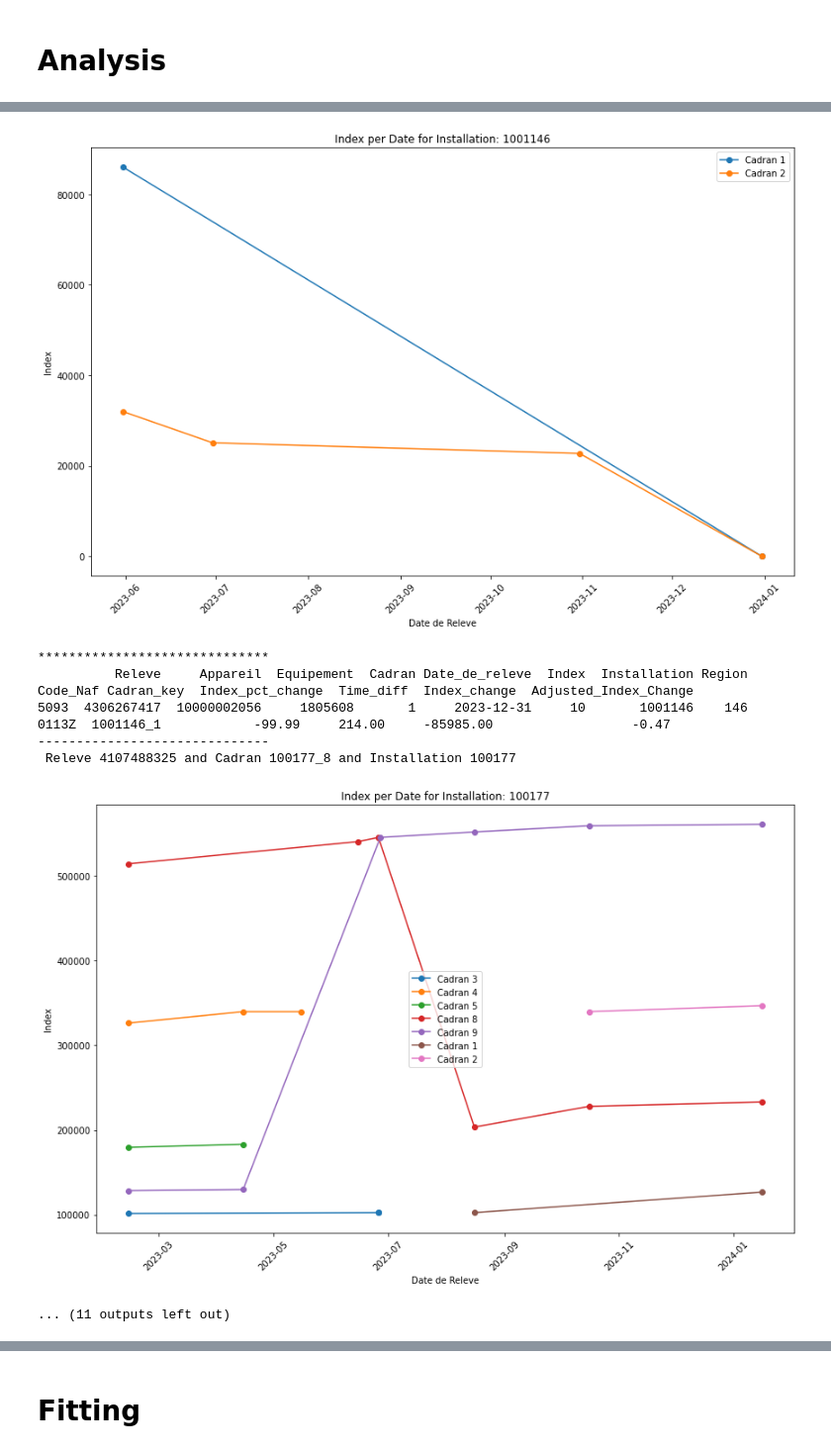
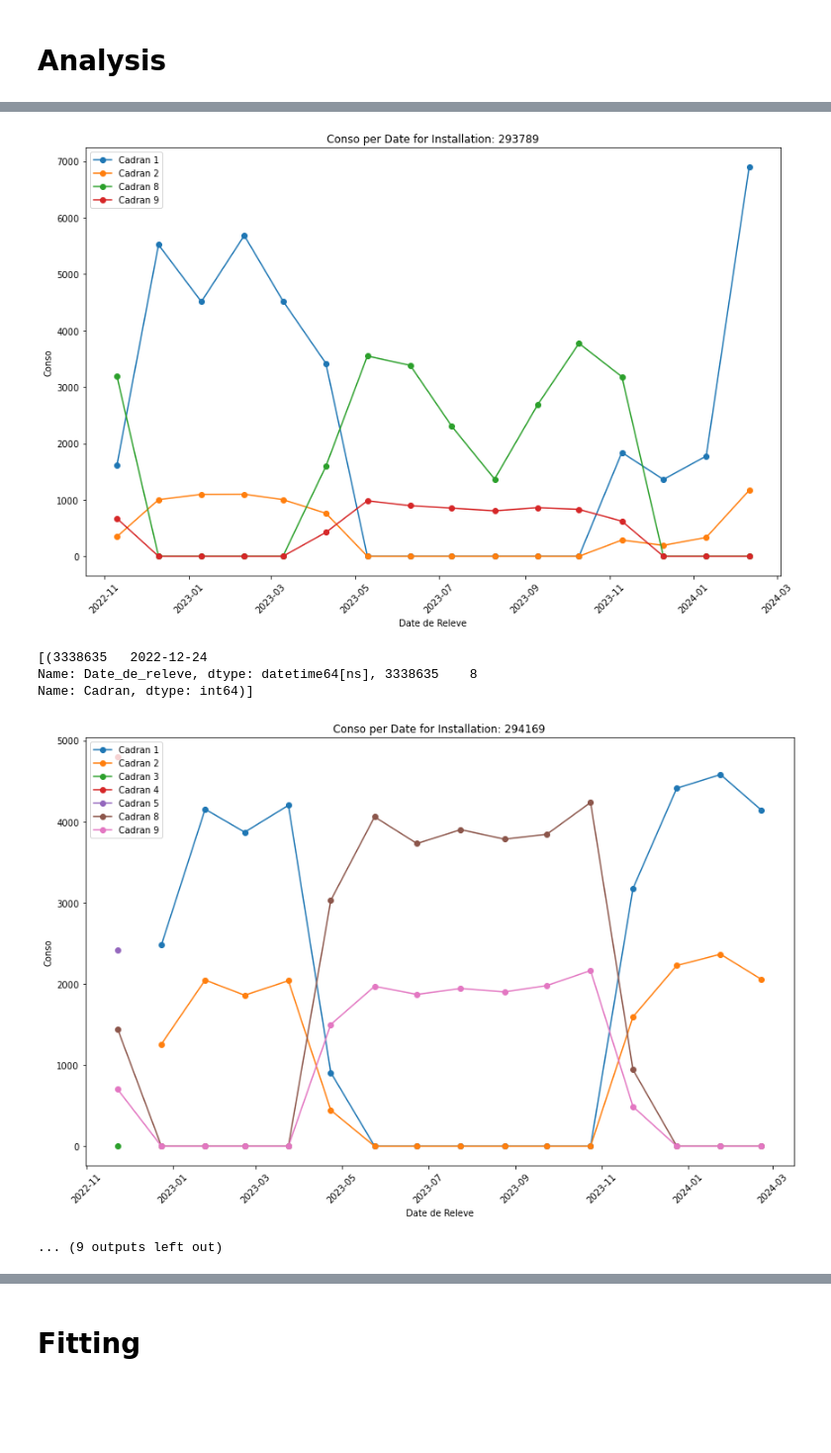
Before and after one commit to mmerlangeRA/Illyade, a Jupyter notebook: Unsupervised-project_Enedis_Cosy.ipynb, the cells around one changed output, grey strips where cells are left out. Shown at 99% size. Cells and saved outputs as stored; diff of their text form; code cells hidden in the pictures; blank space fills up the shorter version.

```diff
--- a/Unsupervised-project_Enedis_Cosy.ipynb
+++ b/Unsupervised-project_Enedis_Cosy.ipynb
@@ -49,7 +50,7 @@ data_paths = {
 }
 # %%
 class Environment:
-    target_column_name = "Revised"
+    target_column_name = "Releve"
     should_rename_columns= False
     should_bin=False
     num_bins = 5
@@ -141,14 +142,16 @@ def encode_columns(data_frame, verbose=False):
         #print(data_frame[column].dtype)
 
 
-def drop_columns(data_frame,columns_to_drop):
+def drop_columns(data_frame,columns_to_drop,verbose=False):
   data_frame_copy = data_frame.copy()
   for column in columns_to_drop:
     if column in data_frame_copy.columns:
-        print("dropping column")
+        if verbose:
+            print("dropping column")
         data_frame_copy.drop(columns=column, inplace=True)
     else:
-        print(f"Column '{column}' does not exist in the DataFrame.")
+        if verbose:
+            print(f"Column '{column}' does not exist in the DataFrame.")
   return data_frame_copy
 # %%
 def is_key_column(col):
@@ -306,19 +414,20 @@ def get_anomalies():
 # %%
 
 def get_aggregated_data():
-    path = os.path.join(folder_path,data_paths['combined_data_agregatedAppareil'])
+    print('get_aggregated_data => per Installation')
+    path = os.path.join(folder_path,data_paths['combined_data_agregatedInstallation'])
     print(path)
     isFile = os.path.isfile(path)
     if isFile:
         aggregated_data = pd.read_csv(path)
     else:
         print("aggregating")
-        aggregated_data = releves_df.groupby(['Appareil', 'Date_de_releve']).agg(
+        aggregated_data = releves_df.groupby(['Installation', 'Date_de_releve']).agg(
             AggregatedIndex=pd.NamedAgg(column='Index', aggfunc='sum'),
             nbCadrans=pd.NamedAgg(column='Cadran', aggfunc=lambda x: x.nunique())
         ).reset_index()
         print("exporting")
-        dataframe_to_csv(aggregated_data,data_paths['combined_data_agregatedAppareil'])
+        dataframe_to_csv(aggregated_data,data_paths['combined_data_agregatedInstallation'])
     return aggregated_data
 
 aggregated_data = get_aggregated_data()
@@ -580,15 +887,35 @@ def print_Date_de_Releve_for_Cadran_key(df, specific_cadran_key):
 # %%
-# detect brutal change in a cadran
-if anomalies_df is None:
-    anomalies_df = get_anomalies()
+#dataframe_to_csv(outliers,"likely_anomalies.csv")
+extract = outliers[:10]
+releves_df = get_combined_df()
+installations_in_anomalies={}
+for index, row in outliers.iterrows():
+    releve_id=row['Releve']
+    infos = get_releve_info(releves_df,releve_id)
+    installation= infos['Installation'].iloc[0]
+    releve_date = infos['Date_de_releve']
+    cadran=infos['Cadran']
+    if installation not in installations_in_anomalies.keys():
+        installations_in_anomalies[installation]=[]
+    installations_in_anomalies[installation].append((releve_date,cadran))
 
-consolidated_with_changes=get_aggregated_data_with_Adjusted_Index_Change()
-
-if consolidated_with_changes is None:
-    consolidated_with_changes=get_aggregated_data_with_Adjusted_Index_Change()
+print("*"*20)
+print("Installation graphs")
+print("*"*20)
+max_nb_graphs=10
+index=0
+for installation, value in installations_in_anomalies.items():
+    index+=1
+    if index>max_nb_graphs:
+        break
+    print(value)
+    plot_value_per_date_for_installation(releves_df,installation,'Conso')
 
 
-print(consolidated_with_changes.columns)
+
+
+
+'''
 #significant_changes = consolidated_with_changes[(consolidated_with_changes['Adjusted_Index_Change'] < -1) & (~consolidated_with_changes['Time_diff'].isna())]
 
 significant_changes = consolidated_with_changes[(consolidated_with_changes['Index_pct_change'] < -25)&(consolidated_with_changes['Index_change'] < -3000) & (~consolidated_with_changes['Time_diff'].isna())]
@@ -630,4 +957,5 @@ filtered_df = anomalies_df[anomalies_df['Releve'].isin(found_anomalies)]
 
 dataframe_to_csv(filtered_df,"found_anomalies.csv")
 print("done")
+'''
 # %% [output]
@@ -665,11 +992,9 @@ Nb significant_changes:27375
-[figure, old version]
+[figure, new version]
-******************************
-          Releve     Appareil  Equipement  Cadran Date_de_releve  Index  Installation Region Code_Naf Cadran_key  Index_pct_change  Time_diff  Index_change  Adjusted_Index_Change
-5093  4306267417  10000002056     1805608       1     2023-12-31     10       1001146    146    0113Z  1001146_1            -99.99     214.00     -85985.00                  -0.47
-------------------------------
- Releve 4107488325 and Cadran 100177_8 and Installation 100177
+[(3338635   2022-12-24
+Name: Date_de_releve, dtype: datetime64[ns], 3338635    8
+Name: Cadran, dtype: int64)]
-[figure, old version]
+[figure, new version]
-... (11 outputs left out)
+... (9 outputs left out)
 # %%
 '''
 5520Z: Hébergement touristique et autre hébergement de courte durée
```
Also changed, not shown: parts of 23 cells of this notebook.
